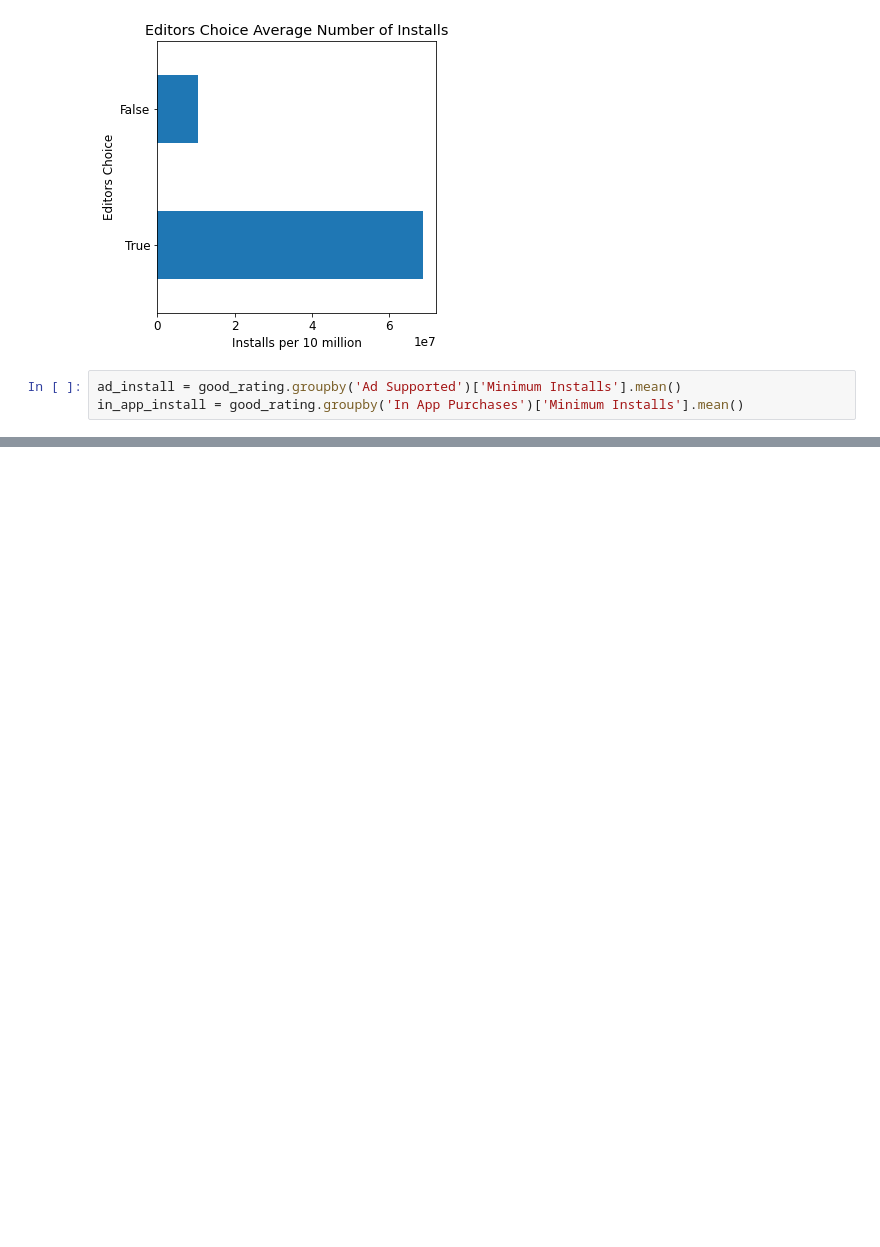
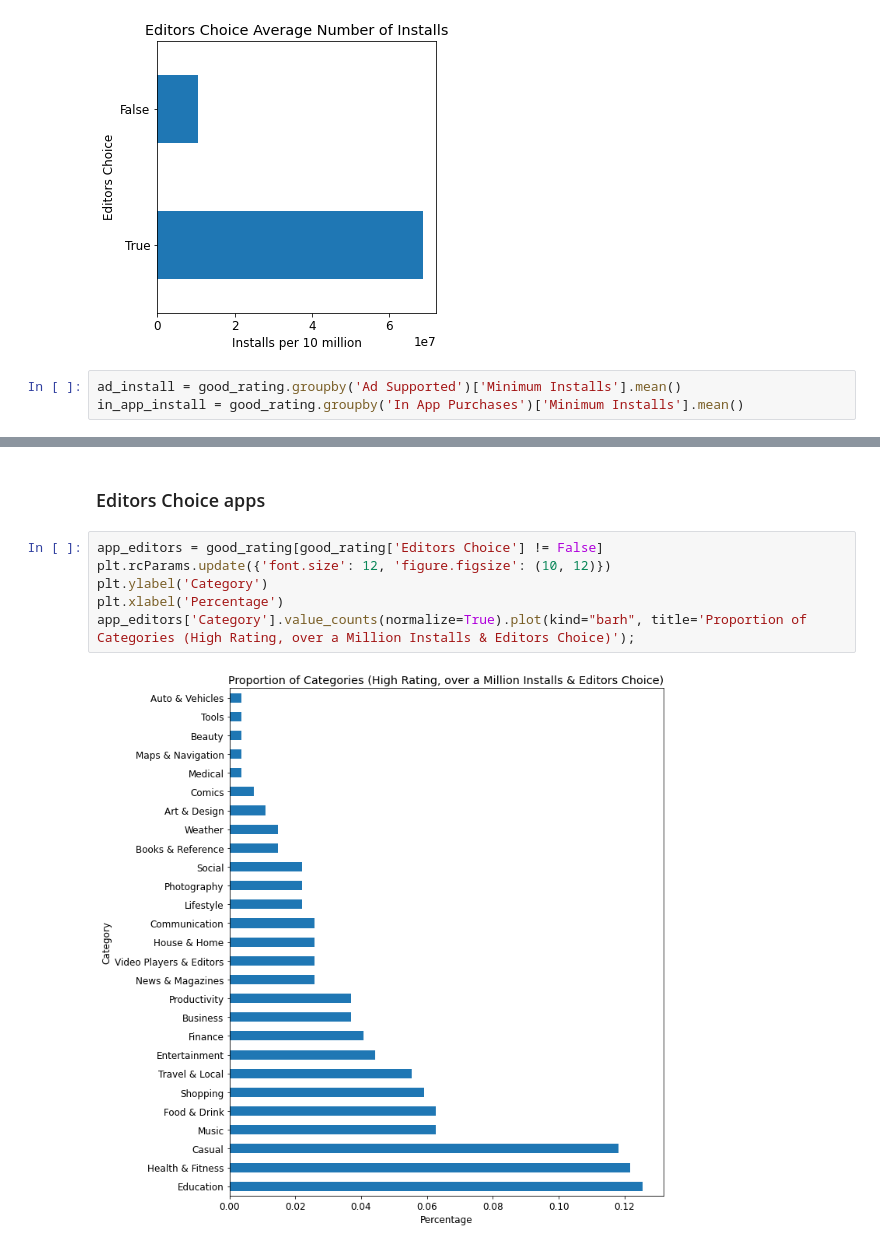
Before and after one commit to MKirtley/Google-Playstore, a Jupyter notebook: google_playstore.ipynb, the cells around one changed output, grey strips where cells are left out. Cells and saved outputs as stored; diff of their text form; blank space fills up the shorter version.

```diff
--- a/google_playstore.ipynb
+++ b/google_playstore.ipynb
@@ -235,0 +236,10 @@ plt.gca().invert_yaxis()
+# %% [markdown]
+### Editors Choice apps
+# %%
+app_editors = good_rating[good_rating['Editors Choice'] != False]
+plt.rcParams.update({'font.size': 12, 'figure.figsize': (10, 12)})
+plt.ylabel('Category')
+plt.xlabel('Percentage')
+app_editors['Category'].value_counts(normalize=True).plot(kind="barh", title='Proportion of Categories (High Rating, over a Million Installs & Editors Choice)');
+# %% [output]
+[figure, added]
```
Also changed, not shown: parts of 7 cells of this notebook.
